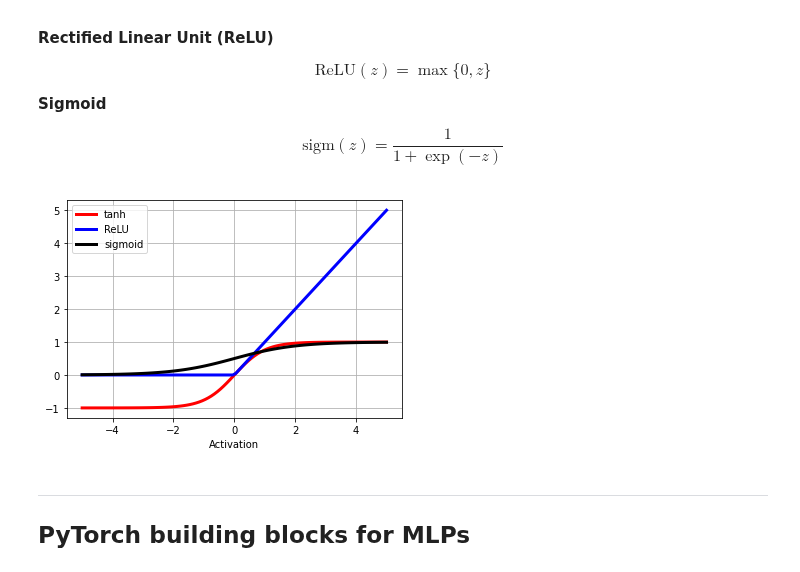
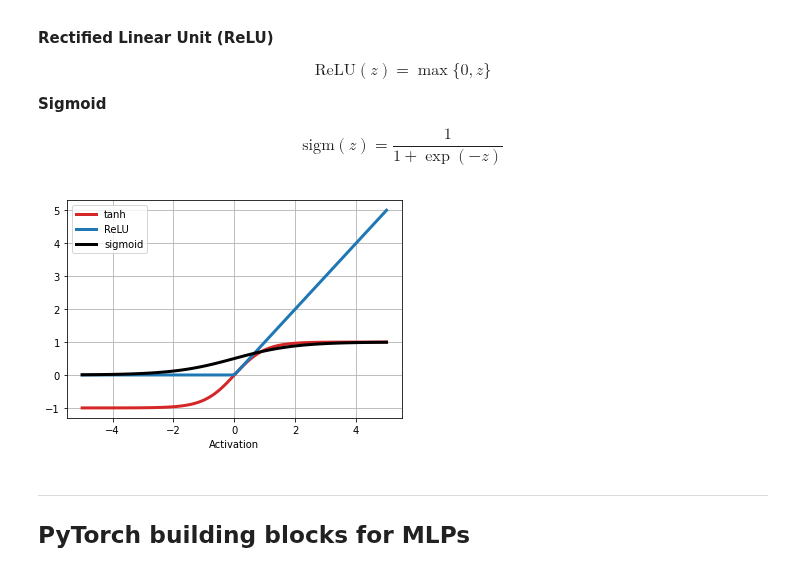
Before and after one commit to rkwitt/teaching, a Jupyter notebook: WS2122/CV/material/06_MLP/MultiLayerPerceptrons.ipynb, the cells around one changed output. Cells and saved outputs as stored; diff of their text form; code cells hidden in the pictures.

```diff
--- a/WS2122/CV/material/06_MLP/MultiLayerPerceptrons.ipynb
+++ b/WS2122/CV/material/06_MLP/MultiLayerPerceptrons.ipynb
@@ -82,24 +82,24 @@ $$\text{sigm}(z) = \frac{1}{1+\exp(-z)}$$
 # %%
 z = torch.linspace(-5,5,100)
 
 plt.plot(z.numpy(),
          torch.tanh(z).numpy(),
-         linewidth=3, color='red', label='tanh')
+         linewidth=3, color='tab:red', label='tanh')
 
 plt.plot(z.numpy(),
          torch.relu(z).numpy(),
-         linewidth=3, color='blue', label='ReLU')
+         linewidth=3, color='tab:blue', label='ReLU')
 
 plt.plot(z.numpy(),
          torch.sigmoid(z).numpy(),
          linewidth=3, color='black', label='sigmoid')
 
 plt.grid()
 plt.xlabel('z');
 plt.xlabel('Activation')
 plt.legend();
 # %% [output]
-[figure, old version]
+[figure, new version]
 # %% [markdown]
 ---
 
```
Also changed, not shown: parts of 6 cells of this notebook, 1 other file.
